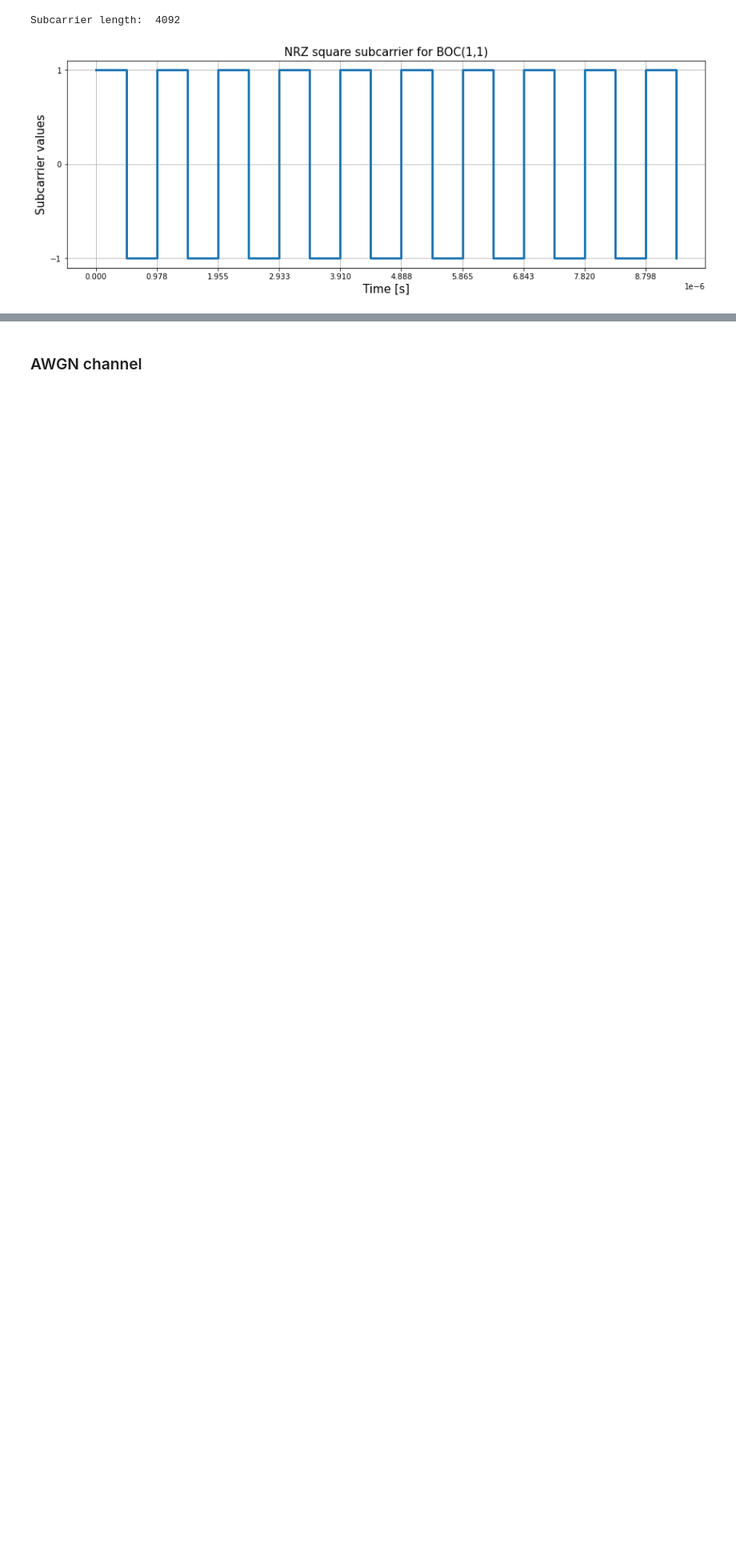
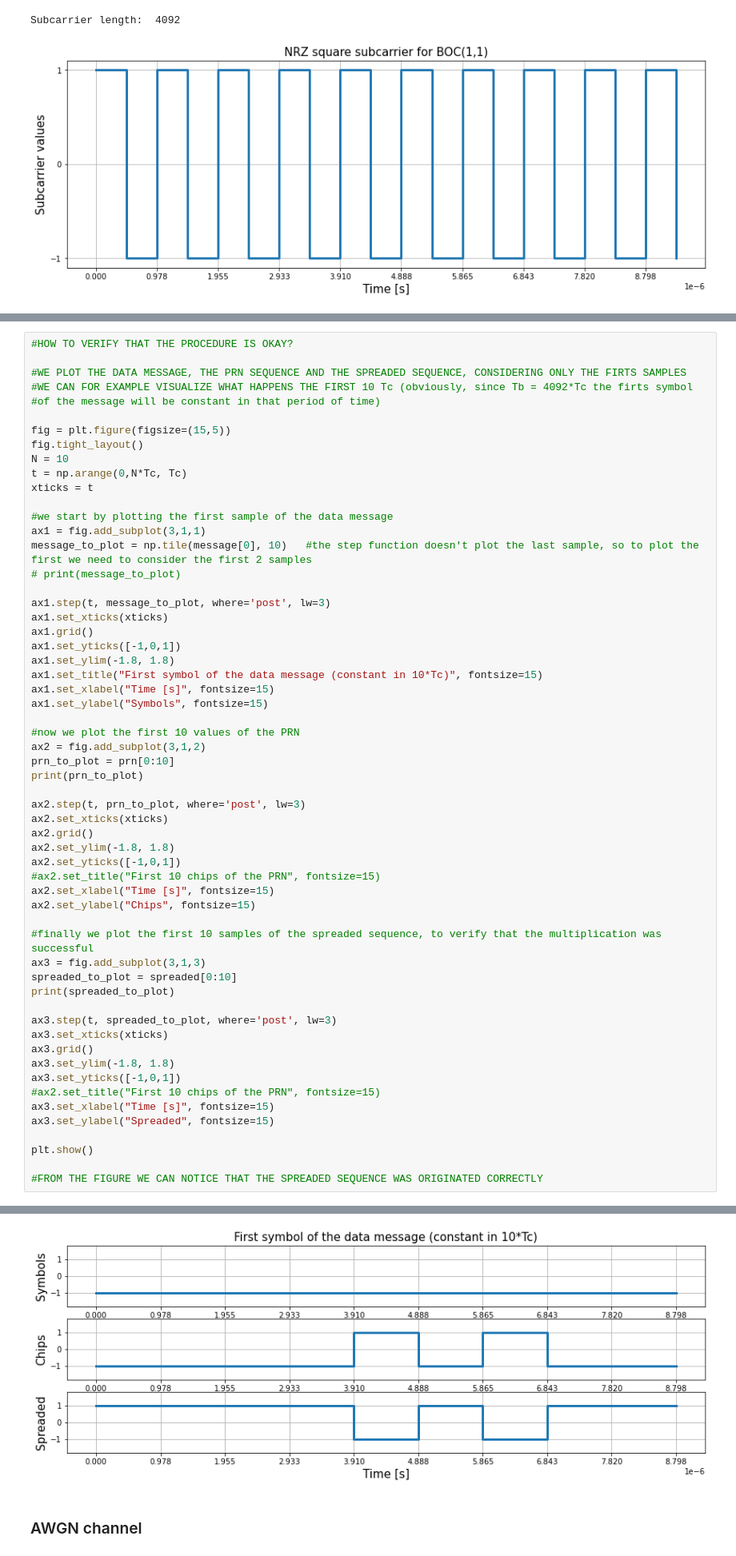
Before and after one commit to mattiasandri/usertransmitter, a Jupyter notebook: usertx.ipynb, the cells around one changed output, grey strips where cells are left out. Shown: that part at 80% size. Cells and saved outputs as stored; diff of their text form; blank space fills up the shorter version.

Commit message:
Plots of data message and PRN multiplication added

```diff
--- a/usertx.ipynb
+++ b/usertx.ipynb
@@ -481,0 +484,59 @@ spreaded:
+# %%
+#HOW TO VERIFY THAT THE PROCEDURE IS OKAY?
+
+#WE PLOT THE DATA MESSAGE, THE PRN SEQUENCE AND THE SPREADED SEQUENCE, CONSIDERING ONLY THE FIRTS SAMPLES
+#WE CAN FOR EXAMPLE VISUALIZE WHAT HAPPENS THE FIRST 10 Tc (obviously, since Tb = 4092*Tc the firts symbol
+#of the message will be constant in that period of time)
+
+fig = plt.figure(figsize=(15,5))
+fig.tight_layout()
+N = 10
+t = np.arange(0,N*Tc, Tc)
+xticks = t
+
+#we start by plotting the first sample of the data message
+ax1 = fig.add_subplot(3,1,1)
+message_to_plot = np.tile(message[0], 10)   #the step function doesn't plot the last sample, so to plot the first we need to consider the first 2 samples
+# print(message_to_plot)
+
+ax1.step(t, message_to_plot, where='post', lw=3)
+ax1.set_xticks(xticks)
+ax1.grid()
+ax1.set_yticks([-1,0,1])
+ax1.set_ylim(-1.8, 1.8)
+ax1.set_title("First symbol of the data message (constant in 10*Tc)", fontsize=15)
+ax1.set_xlabel("Time [s]", fontsize=15)
+ax1.set_ylabel("Symbols", fontsize=15)
+
+#now we plot the first 10 values of the PRN
+ax2 = fig.add_subplot(3,1,2)
+prn_to_plot = prn[0:10]
+print(prn_to_plot)
+
+ax2.step(t, prn_to_plot, where='post', lw=3)
+ax2.set_xticks(xticks)
+ax2.grid()
+ax2.set_ylim(-1.8, 1.8)
+ax2.set_yticks([-1,0,1])
+#ax2.set_title("First 10 chips of the PRN", fontsize=15)
+ax2.set_xlabel("Time [s]", fontsize=15)
+ax2.set_ylabel("Chips", fontsize=15)
+
+#finally we plot the first 10 samples of the spreaded sequence, to verify that the multiplication was successful
+ax3 = fig.add_subplot(3,1,3)
+spreaded_to_plot = spreaded[0:10]
+print(spreaded_to_plot)
+
+ax3.step(t, spreaded_to_plot, where='post', lw=3)
+ax3.set_xticks(xticks)
+ax3.grid()
+ax3.set_ylim(-1.8, 1.8)
+ax3.set_yticks([-1,0,1])
+#ax2.set_title("First 10 chips of the PRN", fontsize=15)
+ax3.set_xlabel("Time [s]", fontsize=15)
+ax3.set_ylabel("Spreaded", fontsize=15)
+
+plt.show()
+
+#FROM THE FIGURE WE CAN NOTICE THAT THE SPREADED SEQUENCE WAS ORIGINATED CORRECTLY
+# %% [output]
@@ -482,3 +545,4 @@ spreaded:
+[figure, added]
 # %% [markdown]
 ### AWGN channel
 # %%
```
Also changed, not shown: parts of 5 cells of this notebook.
